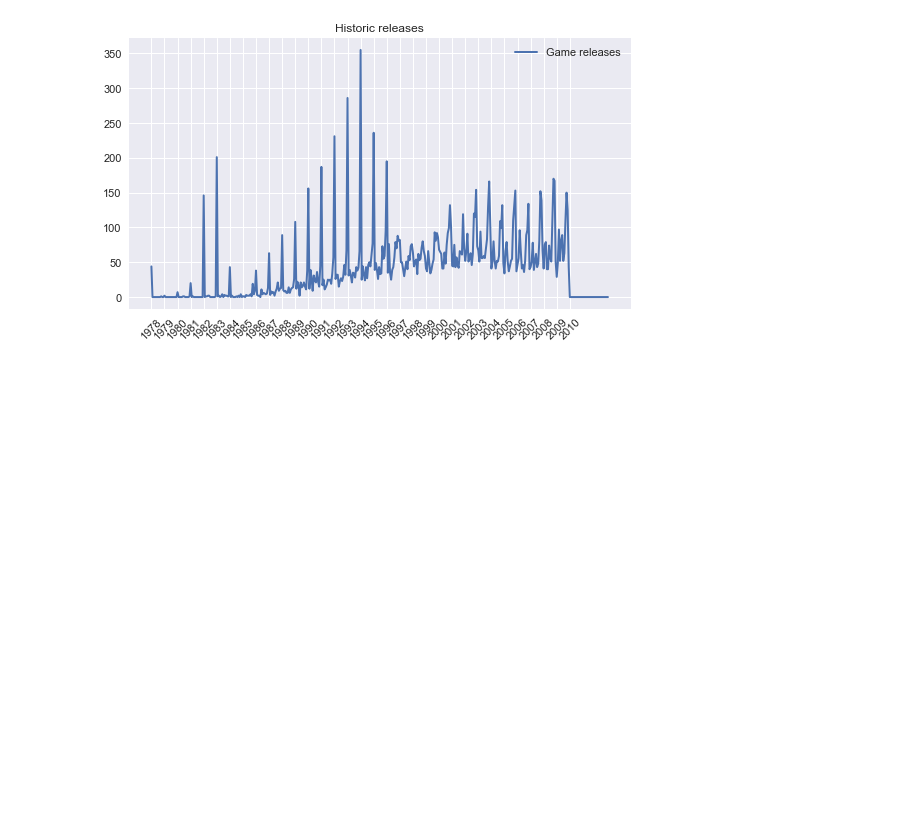
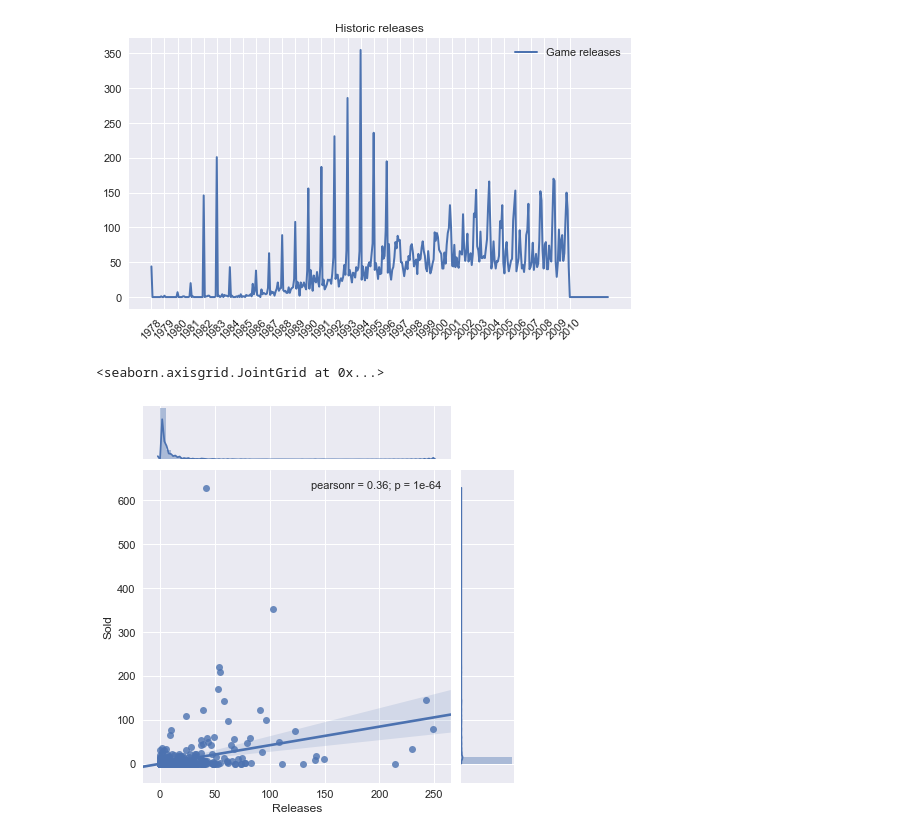
Before and after one commit to Andrelhu/Game-Developer-Analysis, a Jupyter notebook: Developer Behavior.ipynb, the cells around one changed output. Saved outputs shown, nothing was run; the diff lists cells and outputs as text; code cells hidden in the pictures; blank space fills up the shorter version.

```diff
--- a/Developer Behavior.ipynb
+++ b/Developer Behavior.ipynb
@@ -227,3 +321,9 @@ plt.show()
 # %% [output]
 1978
 [figure]
+# %%
+hcdata = tdf[tdf.Console.isin(home_console)]
+sns.jointplot('Releases','Sold',data=hcdata,kind='reg')
+# %% [output]
+<seaborn.axisgrid.JointGrid at 0x...>
+[figure, added]
```
Also changed, not shown: parts of 7 cells of this notebook.
